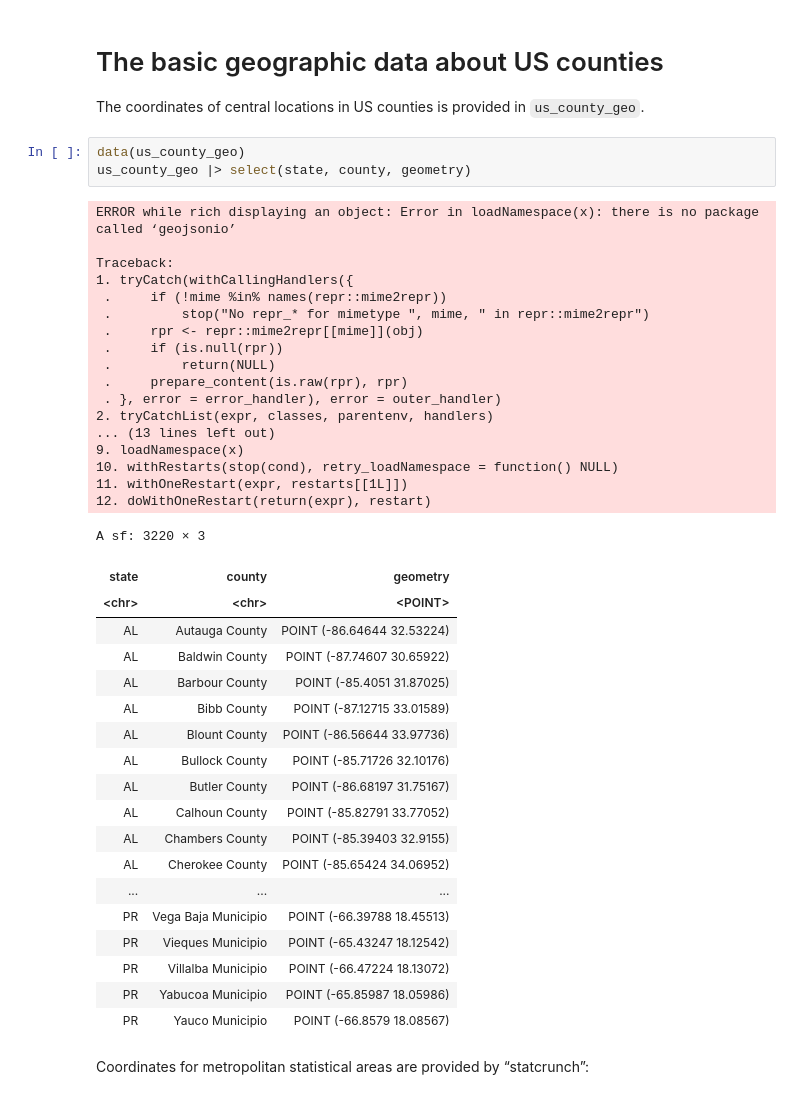
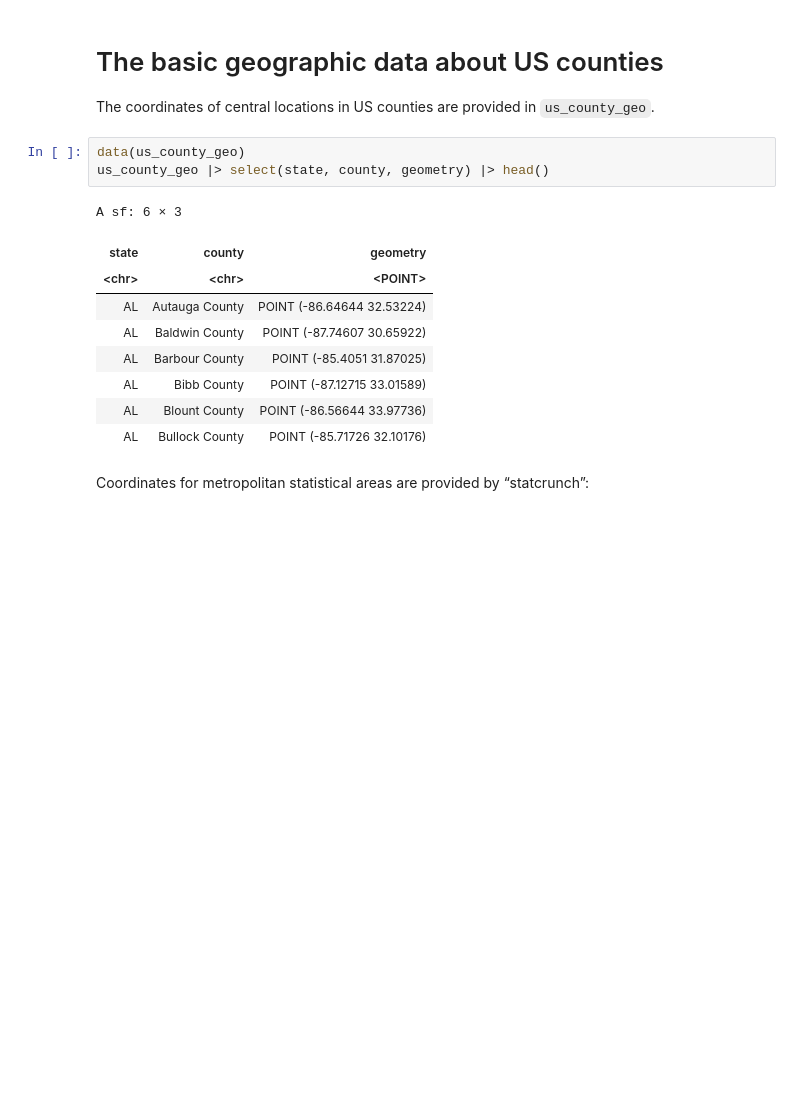
Before and after one commit to vjcitn/YESCDS, a Jupyter notebook: inst/ipynb/B2_table_plus_geo.ipynb, the cells around one changed output. Drawn from its saved outputs; the diff is of its cells as text; blank space fills up the shorter version.

```diff
--- a/inst/ipynb/B2_table_plus_geo.ipynb
+++ b/inst/ipynb/B2_table_plus_geo.ipynb
@@ -1,48 +1,21 @@
 # %% [markdown]
 # The basic geographic data about US counties
 
-The coordinates of central locations in US counties is provided in
+The coordinates of central locations in US counties are provided in
 `us_county_geo`.
 # %%
 data(us_county_geo)
-us_county_geo |> select(state, county, geometry)
+us_county_geo |> select(state, county, geometry) |> head()
 # %% [output]
-ERROR while rich displaying an object: Error in loadNamespace(x): there is no package called ‘geojsonio’
-
-Traceback:
-1. tryCatch(withCallingHandlers({
- .     if (!mime %in% names(repr::mime2repr))
- .         stop("No repr_* for mimetype ", mime, " in repr::mime2repr")
- .     rpr <- repr::mime2repr[[mime]](obj)
- .     if (is.null(rpr))
- .         return(NULL)
- .     prepare_content(is.raw(rpr), rpr)
- . }, error = error_handler), error = outer_handler)
-2. tryCatchList(expr, classes, parentenv, handlers)
-... (13 lines left out)
-9. loadNamespace(x)
-10. withRestarts(stop(cond), retry_loadNamespace = function() NULL)
-11. withOneRestart(expr, restarts[[1L]])
-12. doWithOneRestart(return(expr), restart)
+A sf: 6 × 3
-A sf: 3220 × 3
 | state | county | geometry |
 | <chr> | <chr> | <POINT> |
 | AL | Autauga County | POINT (-86.64644 32.53224) |
 | AL | Baldwin County | POINT (-87.74607 30.65922) |
 | AL | Barbour County | POINT (-85.4051 31.87025) |
 | AL | Bibb County | POINT (-87.12715 33.01589) |
 | AL | Blount County | POINT (-86.56644 33.97736) |
 | AL | Bullock County | POINT (-85.71726 32.10176) |
-| AL | Butler County | POINT (-86.68197 31.75167) |
-| AL | Calhoun County | POINT (-85.82791 33.77052) |
-| AL | Chambers County | POINT (-85.39403 32.9155) |
-| AL | Cherokee County | POINT (-85.65424 34.06952) |
-| ... | ... | ... |
-| PR | Vega Baja Municipio | POINT (-66.39788 18.45513) |
-| PR | Vieques Municipio | POINT (-65.43247 18.12542) |
-| PR | Villalba Municipio | POINT (-66.47224 18.13072) |
-| PR | Yabucoa Municipio | POINT (-65.85987 18.05986) |
-| PR | Yauco Municipio | POINT (-66.8579 18.08567) |
 # %% [markdown]
 Coordinates for metropolitan statistical areas are provided by
 “statcrunch”:
```
Also changed, not shown: parts of 12 cells of this notebook, 18 other files.
